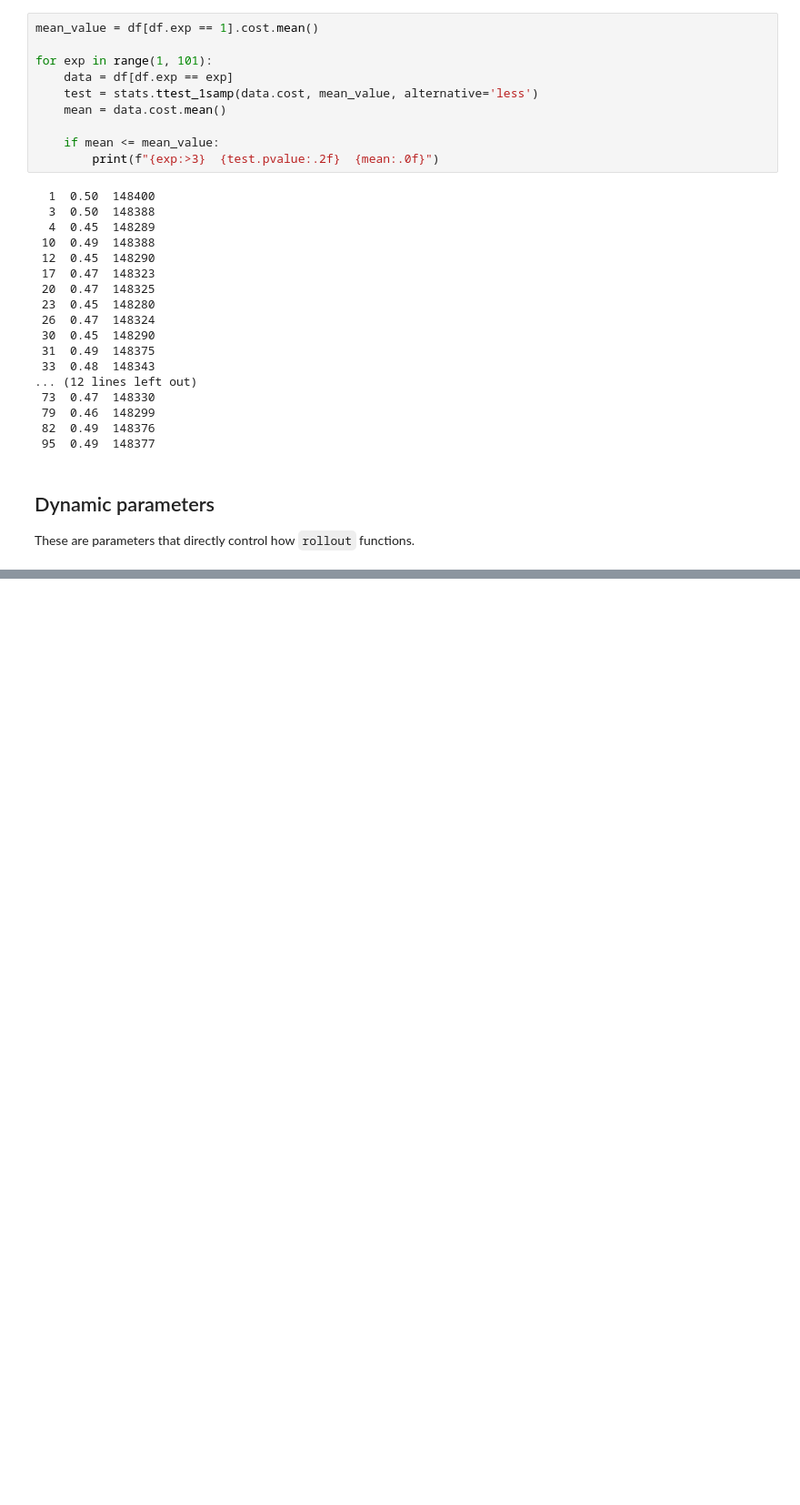
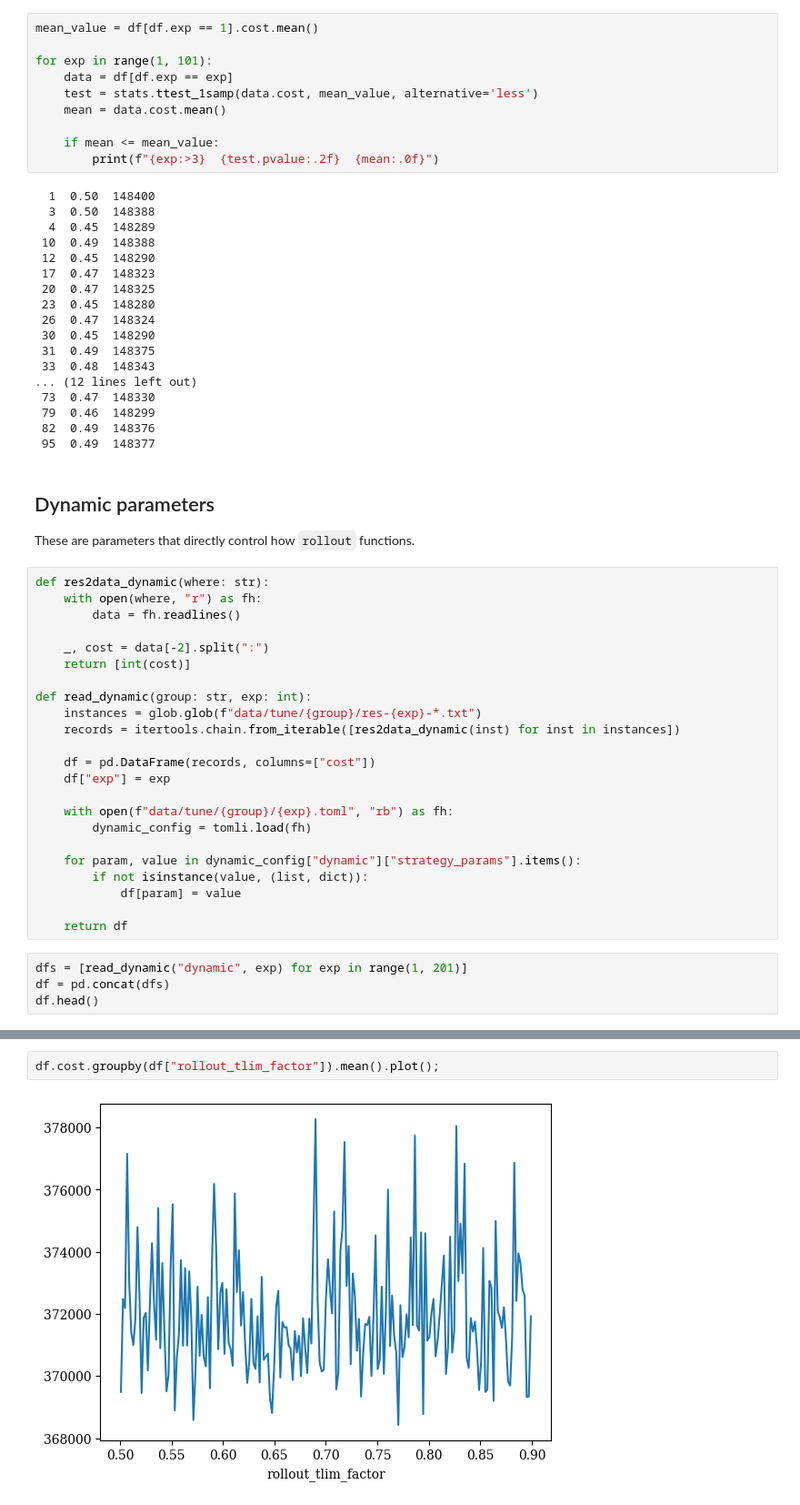
Before and after one commit to N-Wouda/Euro-NeurIPS-2022, a Jupyter notebook: notebooks/dynamic-tuning.ipynb, the cells around one changed output, grey strips where cells are left out. Shown at 91% size. Drawn from its saved outputs; the diff is of its cells as text; blank space fills up the shorter version.

Commit message:
With tuned dynamic parameters

```diff
--- a/notebooks/dynamic-tuning.ipynb
+++ b/notebooks/dynamic-tuning.ipynb
@@ -425,3 +425,30 @@ for exp in range(1, 101):
 ## Dynamic parameters
 
 These are parameters that directly control how `rollout` functions.
+# %%
+def res2data_dynamic(where: str):
+    with open(where, "r") as fh:
+        data = fh.readlines()
+
+    _, cost = data[-2].split(":")
+    return [int(cost)]
+
+def read_dynamic(group: str, exp: int):
+    instances = glob.glob(f"data/tune/{group}/res-{exp}-*.txt")
+    records = itertools.chain.from_iterable([res2data_dynamic(inst) for inst in instances])
+
+    df = pd.DataFrame(records, columns=["cost"])
+    df["exp"] = exp
+
+    with open(f"data/tune/{group}/{exp}.toml", "rb") as fh:
+        dynamic_config = tomli.load(fh)
+
+    for param, value in dynamic_config["dynamic"]["strategy_params"].items():
+        if not isinstance(value, (list, dict)):
+            df[param] = value
+
+    return df
+# %%
+dfs = [read_dynamic("dynamic", exp) for exp in range(1, 201)]
+df = pd.concat(dfs)
+df.head()
@@ -427,0 +462,4 @@ These are parameters that directly control how `rollout` functions.
+# %%
+df.cost.groupby(df["rollout_tlim_factor"]).mean().plot();
+# %% [output]
+[figure, added]
```
Also changed, not shown: parts of 6 cells of this notebook, 2 other files.
